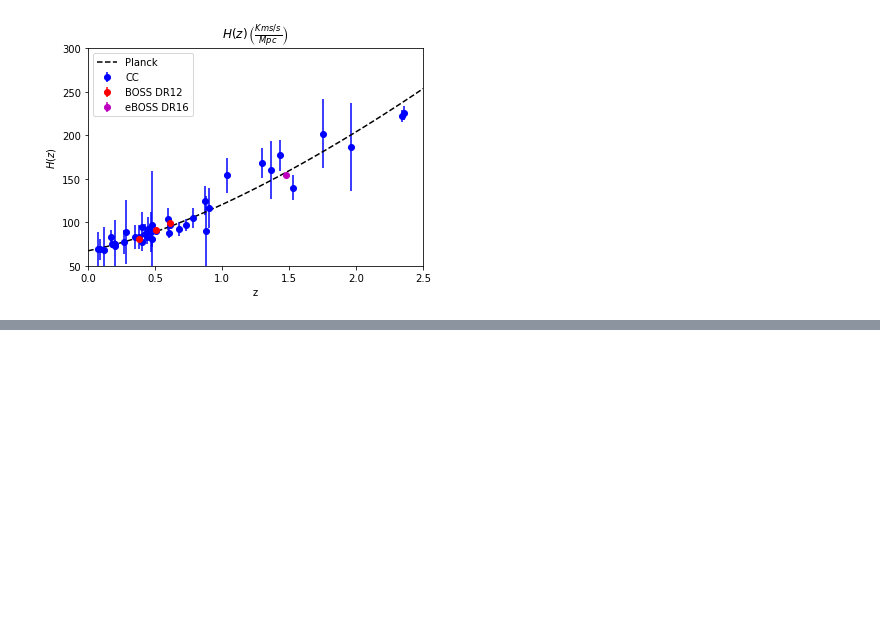
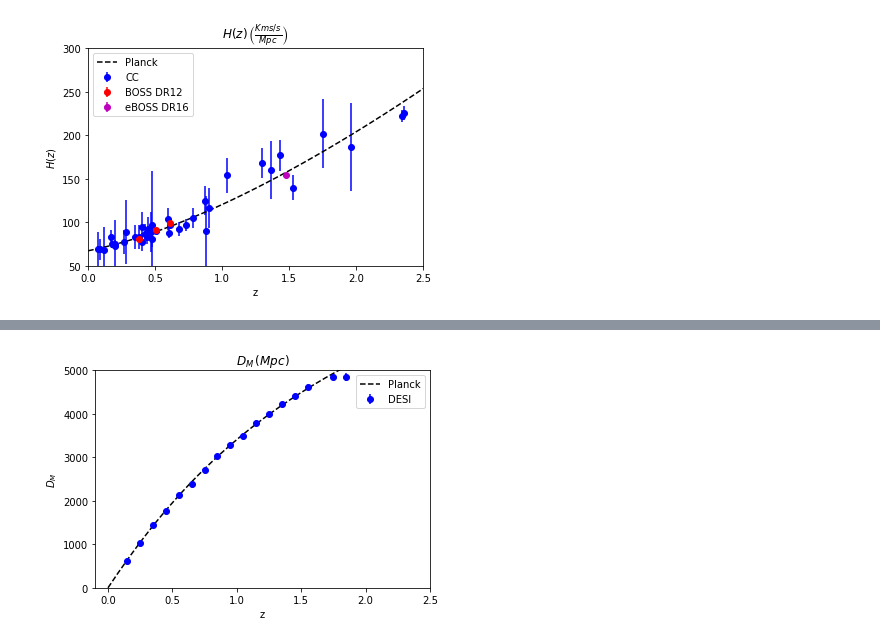
Before and after one commit to JaimeRZP/Growz, a Jupyter notebook: notebooks/GP_Masterx.ipynb, the cells around one changed output, grey strips where cells are left out. Saved outputs shown, nothing was run; the diff lists cells and outputs as text; code cells hidden in the pictures; blank space fills up the shorter version.

```diff
--- a/notebooks/GP_Masterx.ipynb
+++ b/notebooks/GP_Masterx.ipynb
@@ -31,7 +31,7 @@ tools = utils.utils()
 c = tools.c
 data = make_data.make_data(z_max, res , path)
 
-DESI = data.get_DESI(new=True, mode='All')
+DESI = data.get_DESI(new=True, mode=None)
 H_DESI = data.get_DESI(new=True, mode='H')
 dA_DESI = data.get_DESI(new=True, mode='dA')
 fs8_DESI = data.get_DESI(new=True, mode='fs8')
@@ -166,17 +169,19 @@ plt.savefig('/mnt/c/Users/Jaime/Desktop/PhD/gp_figures/DM_data.pdf')
 # %%
 plt.plot(z_planck, Planck['dM_arr'], "k--", label='Planck')
-plt.errorbar(DESI['z'], (1+DESI['z'])*DESI['dA_data'], yerr=DESI['dA_err'], fmt='bo', label='DESI')
+plt.errorbar(DESI['z'], (1+DESI['z'])*dA_DESI['data'], yerr=dA_DESI['err'], fmt='bo', label='DESI')
 
 # axis labels and title
 plt.xlim(-0.1, 2.5)
 plt.ylim(0, 5000)
 plt.xlabel("z")
 plt.ylabel(r"$D_M$")
 plt.title(r"$D_M \, (Mpc)$")
 plt.legend();
 
 os.remove('/mnt/c/Users/Jaime/Desktop/PhD/gp_figures/DM_forecast.pdf')
 plt.savefig('/mnt/c/Users/Jaime/Desktop/PhD/gp_figures/DM_forecast.pdf')
+# %% [output]
+[figure, added]
 # %%
 plt.plot(z_planck, Planck['f_arr']*Planck['s8_arr'], "k--", label='Planck')
 plt.errorbar(BOSS['z'], BOSS['fs8_data'], yerr=BOSS['fs8_err'], fmt='ro', label='BOSS DR12')
```
Also changed, not shown: parts of 17 cells of this notebook, 3 other files.
